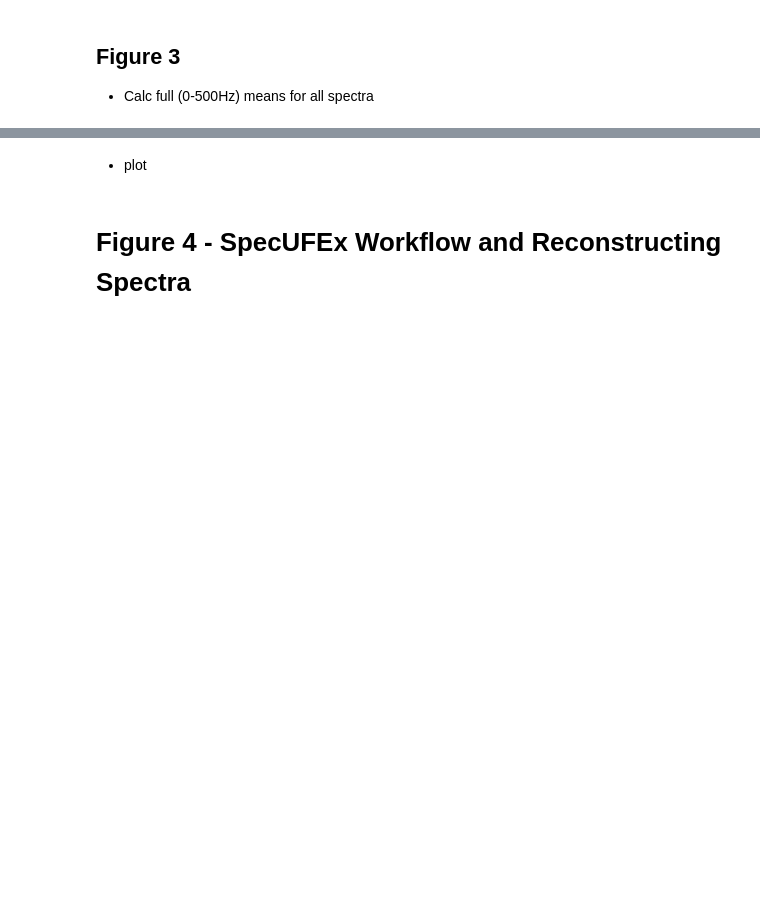
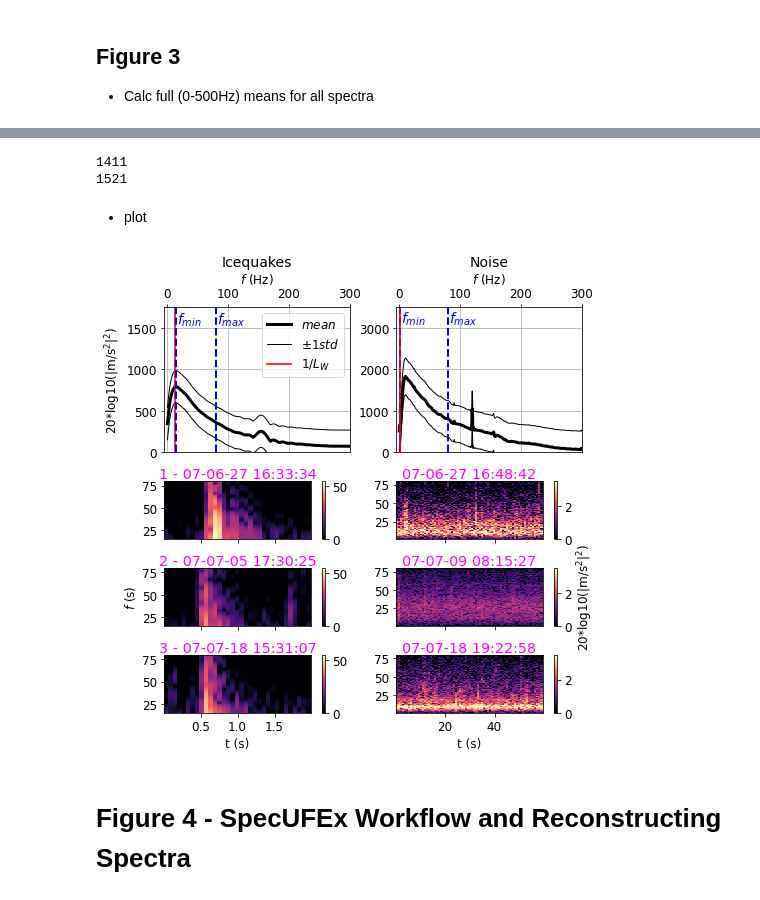
Before and after one commit to tsawi/Unsupervised_ML_Gornergletscher, a Jupyter notebook: notebooks/plotFigures1-4.ipynb, the cells around one changed output, grey strips where cells are left out. Saved outputs shown, nothing was run; the diff lists cells and outputs as text; code cells hidden in the pictures; blank space fills up the shorter version.

```diff
--- a/notebooks/plotFigures1-4.ipynb
+++ b/notebooks/plotFigures1-4.ipynb
@@ -882,5 +787,5 @@ Name: event_ID, Length: 1411, dtype: object
 # %%
-calcSpectra = 0
+calcSpectra = 1
 if calcSpectra:
     list_rand_specMatsum = []
 #     for j,evID in enumerate(cat00.event_ID.iloc[0:5]):
@@ -935,8 +840,35 @@ if calcSpectra:
     specMatsum_meanN = specMatsum_sumN / (jN+1)
     specMatsum_medN = np.median(specMatsum_medN,axis=0)
     sstdN = np.std(specMatsum_medN,axis=0)
+# %% [output]
+1411
+1521
 # %% [markdown]
 * plot
+# %%
+def figureFunctions2plotSgram(specMat,evID,tSTFT, fSTFT,cbarMax,cbarLabel='',ax=None):
+    #set x to datetime list or seconds in tSTFT
+    # x=tSTFT
+    if ax is None:
+        ax = plt.gca()
+
+    plt.pcolormesh(tSTFT, fSTFT, specMat,cmap=cm.magma, shading='auto')
+
+    cbar = plt.colorbar(pad=.06)
+    cbar.set_label(cbarLabel)
+
+
+    plt.clim(0,cbarMax)## sprectrograms are nonnegative
+    date_title = str(pd.to_datetime('200' + evID))
+    ax.set_title(date_title,pad=10)
+
+
+
+
+
+
+    plt.ylabel('f (Hz)',labelpad=10)
+    plt.xlabel('t (s)')
 # %%
 if calcSpectra:
     plt.rcParams.update({'font.size': 12})
@@ -982,18 +914,21 @@ if calcSpectra:
     plt.grid()
 
 
+# loc_ids = [450,930,1350]
 
-    for i, evID in enumerate(randID):
+    for i, evID in enumerate(cat00.event_ID.iloc[loc_ids]):
         axs = plt.subplot(gs[i+2,0:3],ymargin=.1)
 
+        cbarMax = 55
+
         specMat,x = getSgram(path_proj,evID,station)
-        figureFunctions2.plotSgram(specMat,evID,tSTFT,fSTFT,ax=axs)#, **plt_kwargs)
+        figureFunctions2plotSgram(specMat,evID,tSTFT,fSTFT,ax=axs,cbarMax=cbarMax)#, **plt_kwargs)
         axs.set_xlabel('t (s)',labelpad=4)
         axs.set_ylabel('$f$ (s)',labelpad=4)
 
         datte = str(pd.to_datetime('200' + str(evID)).date())[2:]
         timme = str(pd.to_datetime('200' + str(evID)).time())
-        plt.title(f'{XX}{i+1} - {datte} {timme}',color='fuchsia',pad=2)
+        plt.title(f'{i+1} - {datte} {timme}',color='fuchsia',pad=2)
 
         if i != 2:
     #         axs.set_xticks([])
@@ -1029,37 +964,43 @@ if calcSpectra:
     ax.set_ylim(0,ymaxN)
 
     # ax.legend(loc='upper right',bbox_to_anchor=(1,1))
     ax.set_title('Noise',pad=tpad,fontsize=tfont)
     ax.xaxis.set_label_position('top')
     ax.xaxis.tick_top()
     plt.grid()
 
 
 
-
-    for i, evID in enumerate(randIDN):
+    cbarMaxN = 3.5
+    for i, evID in enumerate(cat00N.event_ID.iloc[loc_ids]):
         axs = plt.subplot(gs[i+2,3:],ymargin=.1)
 
         specMat,x = getSgram(path_projN,evID,station)
-        figureFunctions2.plotSgram(specMat,evID,tSTFTN,fSTFTN,ax=axs)#, **plt_kwargs)
+
+        if i==1:
+            figureFunctions2plotSgram(specMat,evID,tSTFTN,fSTFTN,ax=axs,cbarMax=cbarMaxN,cbarLabel="20*log10(|m/s$^2$|$^2$)")#, **plt_kwargs)
+        else:
+            figureFunctions2plotSgram(specMat,evID,tSTFTN,fSTFTN,ax=axs,cbarMax=cbarMaxN)#, **plt_kwargs)
         axs.set_xlabel('t (s)',labelpad=4)
     #     axs.set_ylabel('$f$ (s)',labelpad=4)
 
         datte = str(pd.to_datetime('200' + str(evID)).date())[2:]
         timme = str(pd.to_datetime('200' + str(evID)).time())
-        plt.title(f'{XXN}{i+1} : {datte} {timme}',color='fuchsia',pad=2)
+        plt.title(f'{datte} {timme}',color='fuchsia',pad=3)
 
         if i != 2:
     #         axs.set_xticks([])
             axs.set_xticklabels('')
             axs.set_xlabel('')
     #     if i != 1:
         axs.set_ylabel('')
     #         axs.set_yticklabels('')
     #         axs.set_yticks([])
 
 
     plt.savefig(pathFig + f'Figure_3.pdf',bbox_inches='tight')
+# %% [output]
+[figure, added]
 # %% [markdown]
 # Figure 4 - SpecUFEx Workflow and Reconstructing Spectra
 # %%
```
Also changed, not shown: parts of 14 cells of this notebook, 50 other files.
